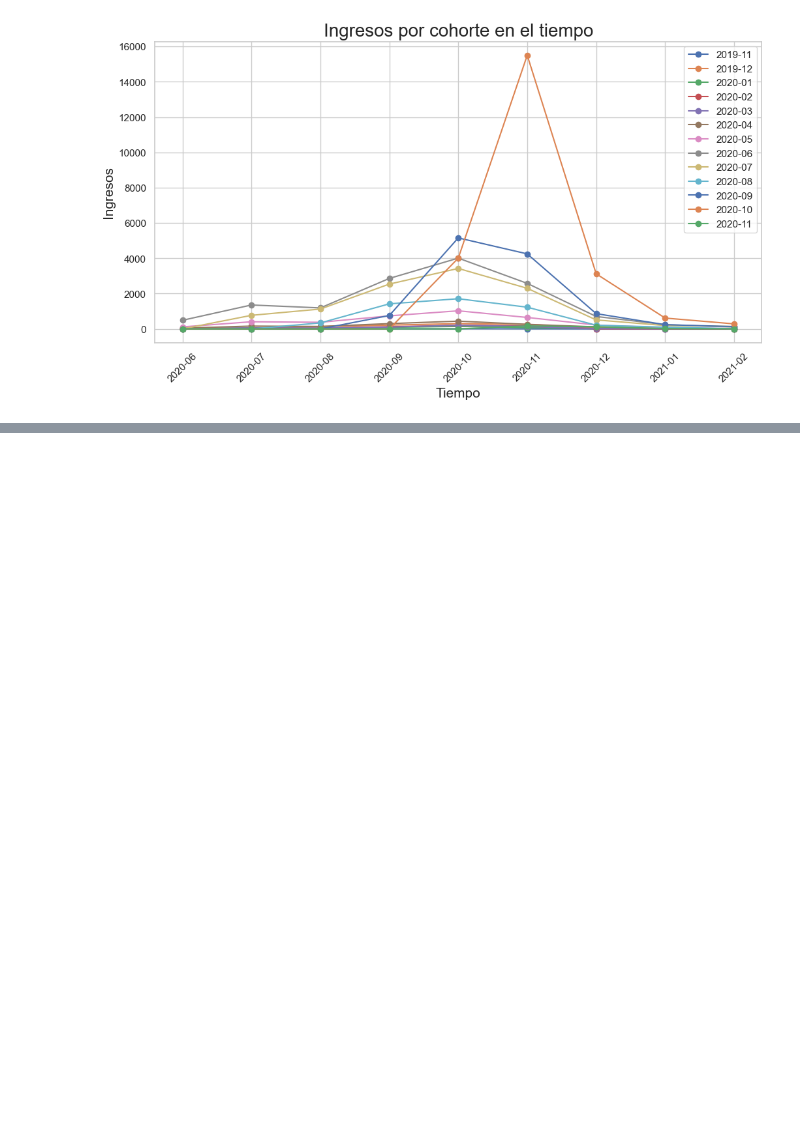
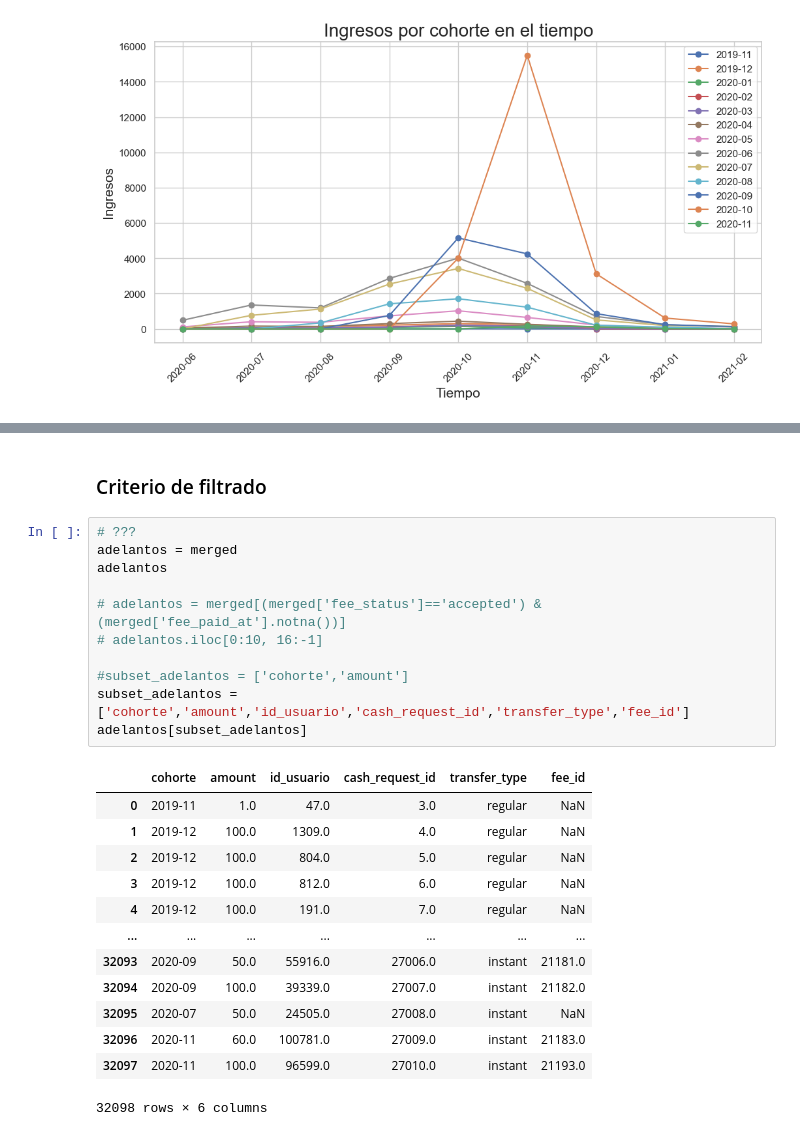
Before and after one commit to cutmountain/ironhack-data-analytics, a Jupyter notebook: modulo-1/sesion-15/project-1-ironhack-payments-es-main/ironhack-payments.ipynb, the cells around one changed output, grey strips where cells are left out. Saved outputs shown, nothing was run; the diff lists cells and outputs as text; blank space fills up the shorter version.

```diff
--- a/modulo-1/sesion-15/project-1-ironhack-payments-es-main/ironhack-payments.ipynb
+++ b/modulo-1/sesion-15/project-1-ironhack-payments-es-main/ironhack-payments.ipynb
@@ -1074,0 +1089,27 @@ plt.show()
+# %% [markdown]
+### Criterio de filtrado
+# %%
+# ???
+adelantos = merged
+adelantos
+
+# adelantos = merged[(merged['fee_status']=='accepted') & (merged['fee_paid_at'].notna())]
+# adelantos.iloc[0:10, 16:-1]
+
+#subset_adelantos = ['cohorte','amount']
+subset_adelantos = ['cohorte','amount','id_usuario','cash_request_id','transfer_type','fee_id']
+adelantos[subset_adelantos]
+# %% [output]
+|  | cohorte | amount | id_usuario | cash_request_id | transfer_type | fee_id |
+| 0 | 2019-11 | 1.0 | 47.0 | 3.0 | regular | NaN |
+| 1 | 2019-12 | 100.0 | 1309.0 | 4.0 | regular | NaN |
+| 2 | 2019-12 | 100.0 | 804.0 | 5.0 | regular | NaN |
+| 3 | 2019-12 | 100.0 | 812.0 | 6.0 | regular | NaN |
+| 4 | 2019-12 | 100.0 | 191.0 | 7.0 | regular | NaN |
+| ... | ... | ... | ... | ... | ... | ... |
+| 32093 | 2020-09 | 50.0 | 55916.0 | 27006.0 | instant | 21181.0 |
+| 32094 | 2020-09 | 100.0 | 39339.0 | 27007.0 | instant | 21182.0 |
+| 32095 | 2020-07 | 50.0 | 24505.0 | 27008.0 | instant | NaN |
+| 32096 | 2020-11 | 60.0 | 100781.0 | 27009.0 | instant | 21183.0 |
+| 32097 | 2020-11 | 100.0 | 96599.0 | 27010.0 | instant | 21193.0 |
+32098 rows × 6 columns
```
Also changed, not shown: parts of 18 cells of this notebook.
